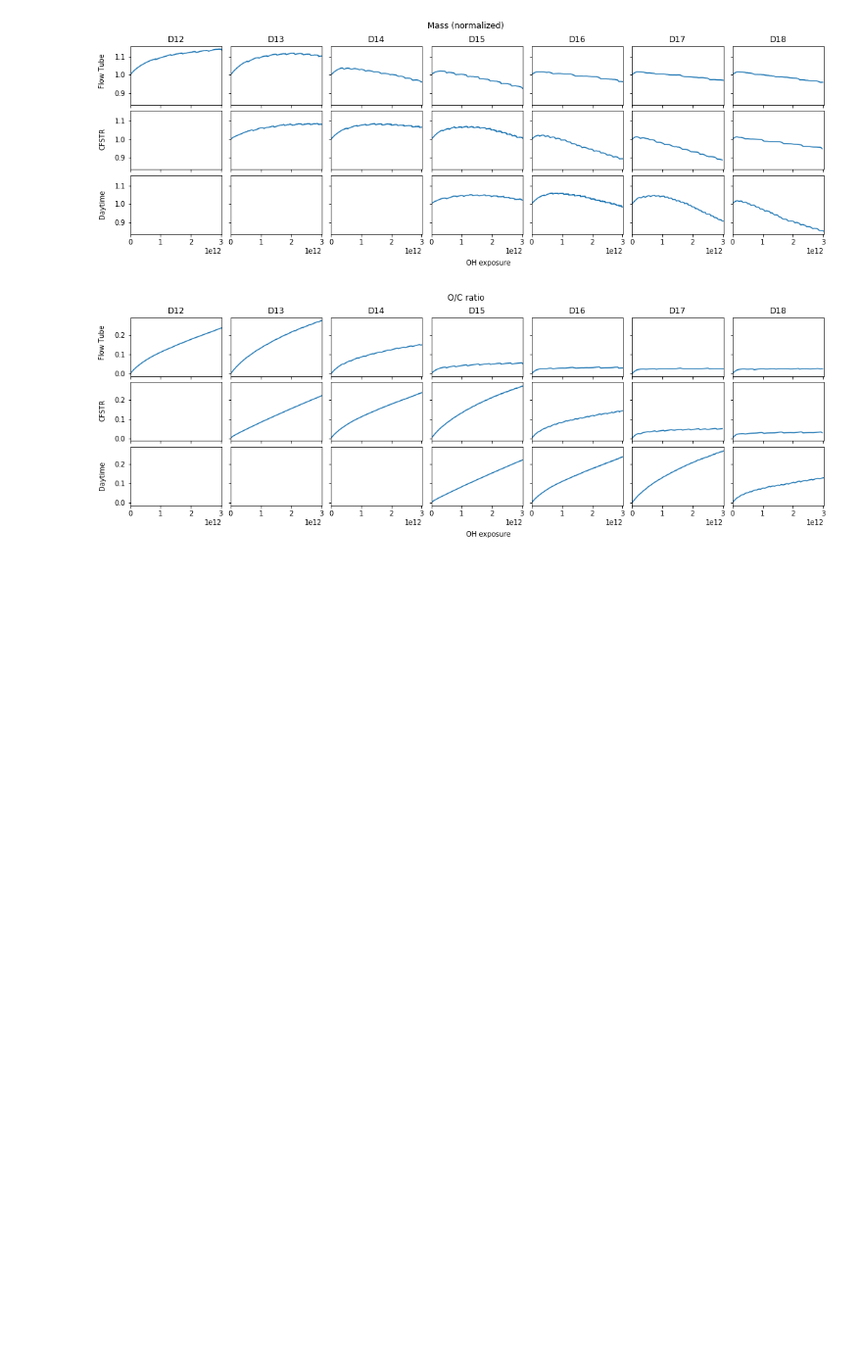
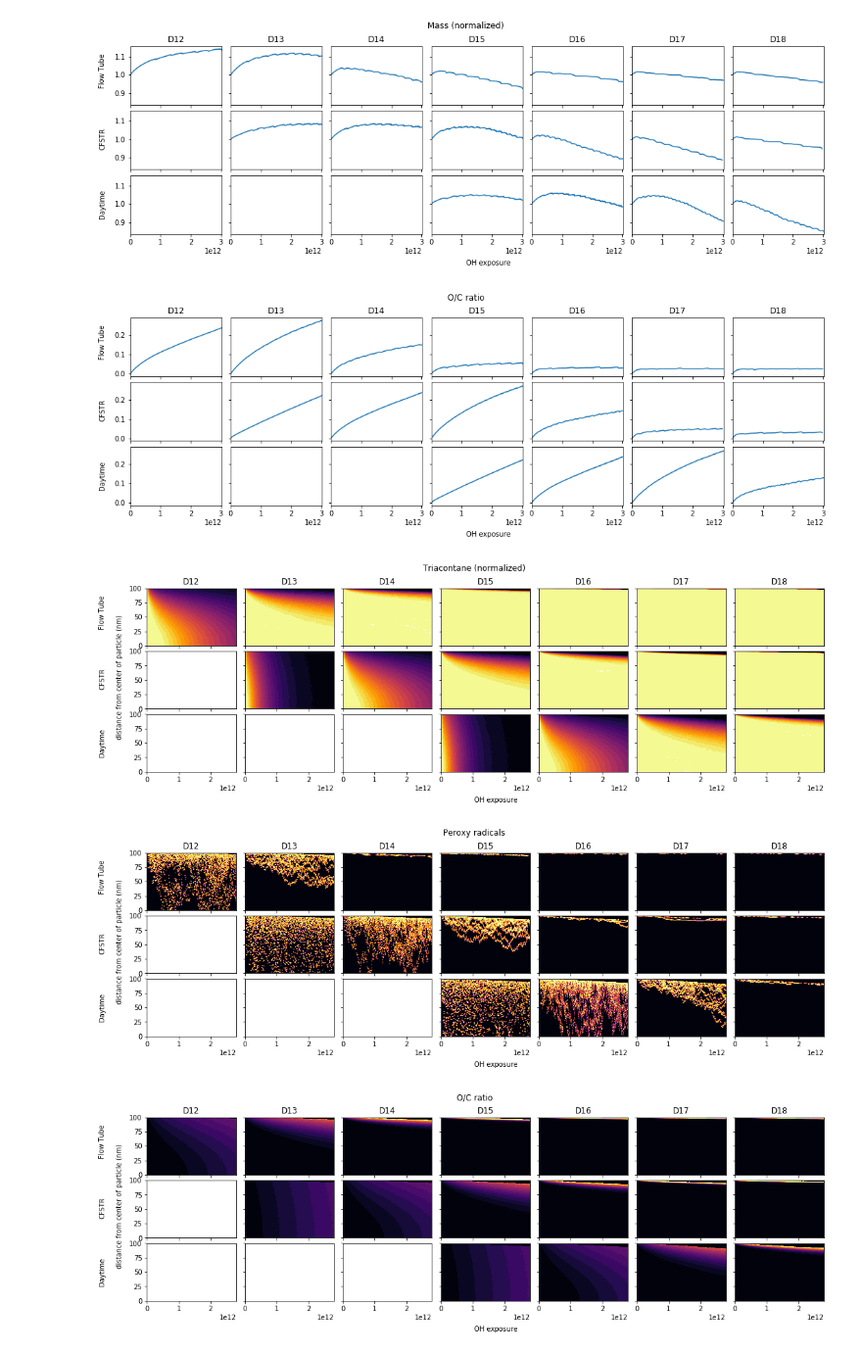
Before and after one commit to aawiegel/StackSimAnalysis, a Jupyter notebook: python/DiffusionSeries.ipynb, the cells around one changed output. Shown at 98% size. Drawn from its saved outputs; the diff is of its cells as text; code cells hidden in the pictures; blank space fills up the shorter version.

Commit message:
contour panels

```diff
--- a/python/DiffusionSeries.ipynb
+++ b/python/DiffusionSeries.ipynb
@@ -379,3 +379,52 @@ for property in properties:
 [figure]
 [figure]
 [figure]
+# %%
+properties = ["Triacontane (normalized)", "Peroxy radicals", "O/C ratio"]
+
+for property in properties:
+
+    fig, axes = plt.subplots(3, 7, figsize=(18, 5), sharex=True, sharey=True)
+
+    fig.suptitle(property)
+
+    plt.subplots_adjust(wspace=0.1, hspace=0.1)
+    plt.figtext(0.5, 0, "OH exposure")
+    plt.figtext(0.07, 0.83, "Flow Tube", rotation='vertical')
+    plt.figtext(0.07, 0.53, "CFSTR", rotation='vertical')
+    plt.figtext(0.07, 0.28, "Daytime", rotation='vertical')
+    plt.figtext(0.09, 0.75, "distance from center of particle (nm)", rotation='vertical')
+
+    levels = np.linspace(0, 1, num=26)
+    labels = np.linspace(0, 1, num=6)
+
+    i = 0
+    for D in ft_D:
+        data = ScenarioData["ft_"+D+" contours"][property]
+        # Create contour map from data frame
+        axes[0, i].set_title(D)
+        axes[0, i].set_xlim([0,2.8E12])
+        cm = axes[0, i].contourf(data.columns.values, data.index/1E-7, data,
+                                   levels = levels, cmap='inferno')
+        i += 1
+
+    i = 1
+    for D in cfstr_D:
+        data = ScenarioData["cfstr_"+D+" contours"][property]
+        cm = axes[1, i].contourf(data.columns.values, data.index/1E-7, data,
+                                   levels = levels, cmap='inferno')
+        i += 1
+
+    i = 3
+    for D in diffusion:
+        data = ScenarioData["day_"+D+" contours"][property]
+        cm = axes[2, i].contourf(data.columns.values, data.index/1E-7, data,
+                                   levels = levels, cmap='inferno')
+        axes[2, i].xaxis.label.set_visible(False)
+        i += 1
+    property = re.sub("/", " to ", property)
+    fig.savefig(property+' contour.png', fmt='png', dpi=300, bbox_inches='tight')
+# %% [output]
+[figure, added]
+[figure, added]
+[figure, added]
```
Also changed, not shown: parts of 1 cell of this notebook.
